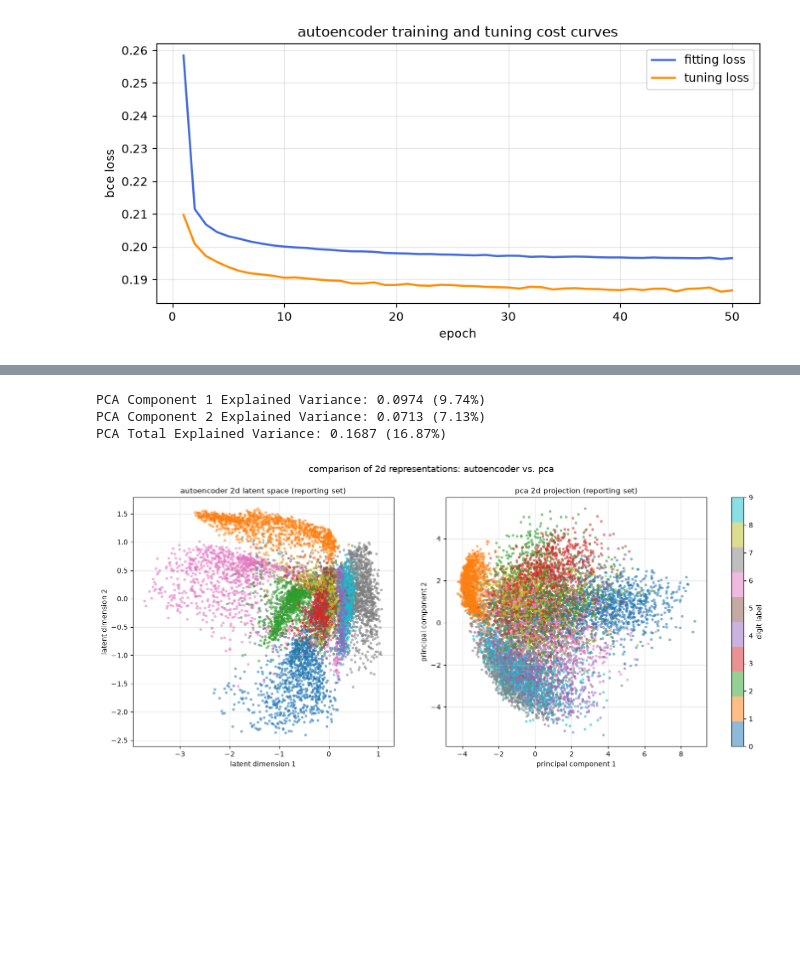
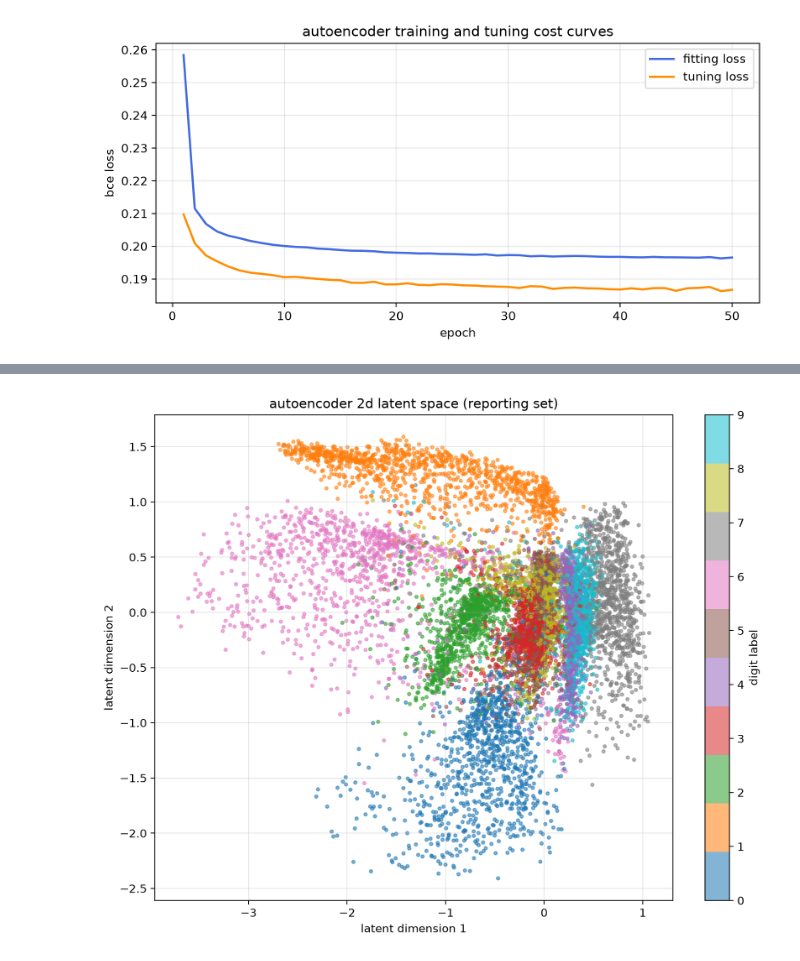
Before and after one commit to saejin-moon/ds4021, a Jupyter notebook: lab6.ipynb, the cells around one changed output, grey strips where cells are left out. Saved outputs shown, nothing was run; the diff lists cells and outputs as text; code cells hidden in the pictures; blank space fills up the shorter version.

```diff
--- a/lab6.ipynb
+++ b/lab6.ipynb
@@ -434 +458,21 @@ The 2D latent plot organizes digits into distinct curved bands and clusters. Dig
+# %%
+def extract_latent_features(model, dataloader):
+    model.eval()
+    latents = []
+    labels = []
+    dev = next(model.parameters()).device
+
+    with torch.no_grad():
+        for X_batch, y_batch in dataloader:
+            # pass inputs through encoder layers to bottleneck
+            encoded = X_batch.to(dev)
+            for layer in model.encoder_list:
+                encoded = layer(encoded)
+            latents.append(encoded.cpu().numpy())
+            labels.append(y_batch.numpy())
+
+    # concatenate all batches
+    latents = np.concatenate(latents, axis=0)
+    labels = np.concatenate(labels, axis=0)
+    return latents, labels
 # %% [markdown]
@@ -442,54 +480,25 @@ Here you will compare the latent representations learned by your autoencoder wit
 # %%
-# fit pca with 2 components on fitting set and transform reporting set
-pca = PCA(n_components=2, random_state=42)
-pca.fit(x_fit)
-latents_pca = pca.transform(x_report)
+# extract 2d latent features on reporting set
+latents_autoencoder, labels = extract_latent_features(model, reporting_loader)
 
-# print explained variance ratio
-var_comp1, var_comp2 = pca.explained_variance_ratio_
-total_var = var_comp1 + var_comp2
-print(f"PCA Component 1 Explained Variance: {var_comp1:.4f} ({var_comp1*100:.2f}%)")
-print(f"PCA Component 2 Explained Variance: {var_comp2:.4f} ({var_comp2*100:.2f}%)")
-print(f"PCA Total Explained Variance: {total_var:.4f} ({total_var*100:.2f}%)")
-
-# side-by-side scatter plots comparing autoencoder and pca
-_fig, _axes = plt.subplots(1, 2, figsize=(16, 6.5))
-
-# autoencoder scatter
-_sc1 = _axes[0].scatter(
+# scatter plot of autoencoder 2d latent space
+plt.figure(figsize=(9, 7))
+scatter = plt.scatter(
     latents_autoencoder[:, 0],
     latents_autoencoder[:, 1],
     c=labels,
     cmap="tab10",
-    alpha=0.5,
+    alpha=0.55,
     s=8,
 )
-_axes[0].set_title("autoencoder 2d latent space (reporting set)", fontsize=11)
-_axes[0].set_xlabel("latent dimension 1")
-_axes[0].set_ylabel("latent dimension 2")
-_axes[0].grid(True, alpha=0.3)
-
-# pca scatter
-_sc2 = _axes[1].scatter(
-    latents_pca[:, 0],
-    latents_pca[:, 1],
-    c=labels,
-    cmap="tab10",
-    alpha=0.5,
-    s=8,
-)
-_axes[1].set_title("pca 2d projection (reporting set)", fontsize=11)
-_axes[1].set_xlabel("principal component 1")
-_axes[1].set_ylabel("principal component 2")
-_axes[1].grid(True, alpha=0.3)
-
-_cbar_comp = _fig.colorbar(_sc2, ax=_axes, ticks=range(10), fraction=0.03, pad=0.04)
-_cbar_comp.set_label("digit label", fontsize=10)
-plt.suptitle("comparison of 2d representations: autoencoder vs. pca", fontsize=13)
+cbar = plt.colorbar(scatter, ticks=range(10))
+cbar.set_label("digit label", fontsize=10)
+plt.xlabel("latent dimension 1")
+plt.ylabel("latent dimension 2")
+plt.title("autoencoder 2d latent space (reporting set)")
+plt.grid(True, alpha=0.3)
+plt.tight_layout()
 plt.show()
 # %% [output]
-PCA Component 1 Explained Variance: 0.0974 (9.74%)
-PCA Component 2 Explained Variance: 0.0713 (7.13%)
-PCA Total Explained Variance: 0.1687 (16.87%)
-[figure, old version]
+[figure, new version]
 # %% [markdown]
```
Also changed, not shown: parts of 19 cells of this notebook.
